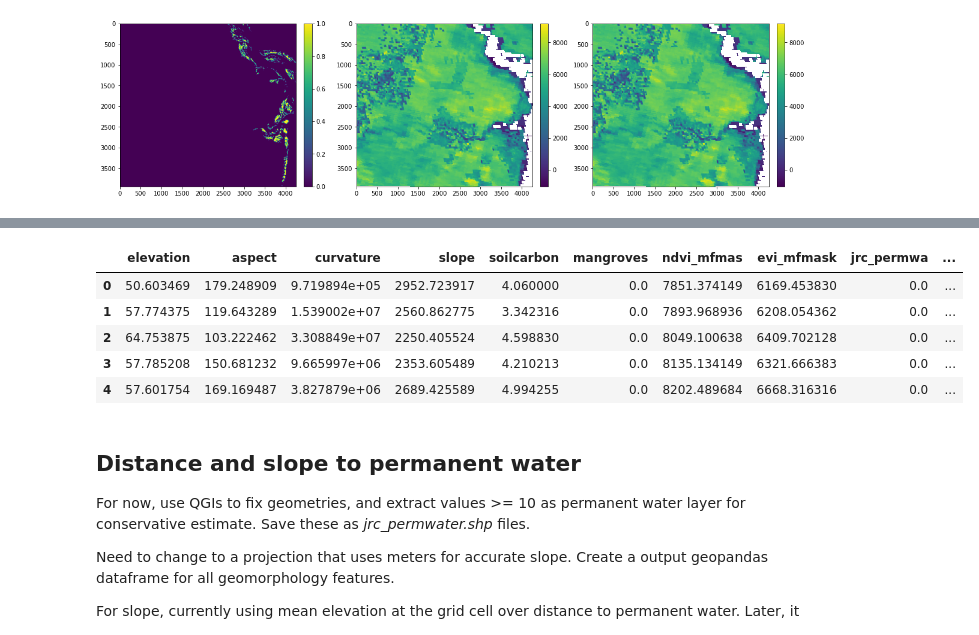
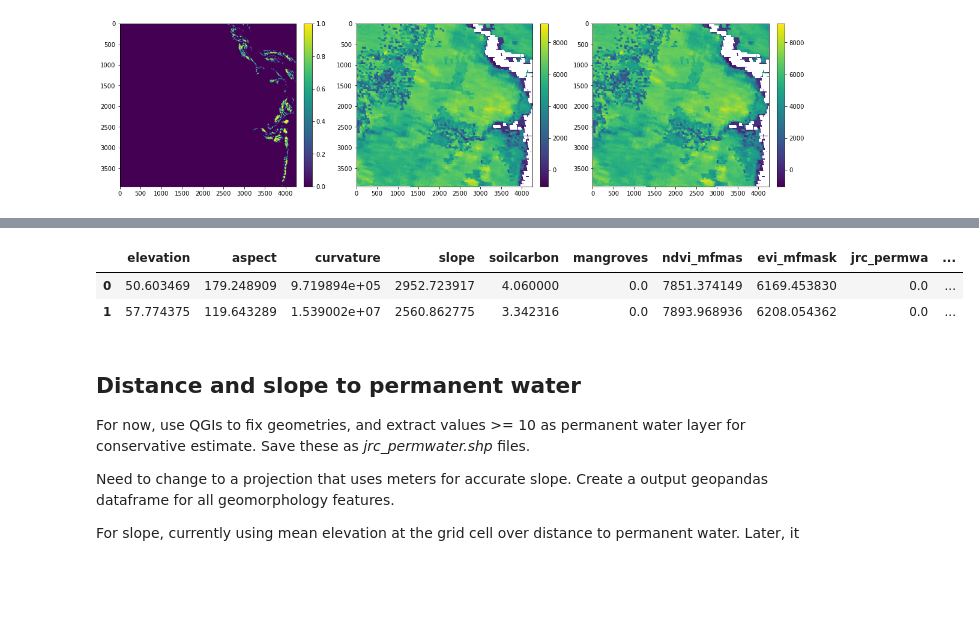
Before and after one commit to alisonpeard/hybridmodels, a Jupyter notebook: idai/python/2 (i). Data acquisition.ipynb, the cells around one changed output, grey strips where cells are left out. Cells and saved outputs as stored; diff of their text form; code cells hidden in the pictures; blank space fills up the shorter version.

```diff
--- a/idai/python/2 (i). Data acquisition.ipynb
+++ b/idai/python/2 (i). Data acquisition.ipynb
@@ -38,11 +38,11 @@ import matplotlib.pyplot as plt
 from data_utils import *
 # %%
 # define the dates and aoi from a saved geojson (geojson.io)
-save_dir = join("..", "beira", "indata")
+indir = join("..", "beira", "indata")
 
 startdate = '2019-01-01'
 enddate = '2019-06-07'
-aoi_df = gpd.read_file(join(save_dir, "beira.geojson"))
+aoi_df = gpd.read_file(join(indir, "beira.geojson"))
 aoi_lonlat = aoi_df.geometry[0] # WGS84
 aoi_pm = aoi_df.to_crs("EPSG:3857").geometry[0]  # Pseudo-Mercator
 
@@ -436,13 +416,10 @@ with rasterio.open(join(save_dir, f"mangroves.tif")) as mf:
 # %%
-feature_gdf = gpd.read_file(join(save_dir, "feature_stats.shp"))
-feature_gdf.head()
+feature_gdf = gpd.read_file(join(indir, "feature_stats.shp"))
+feature_gdf.head(2)
 # %% [output]
 |  | elevation | aspect | curvature | slope | soilcarbon | mangroves | ndvi_mfmas | evi_mfmask | jrc_permwa | ... |
 | 0 | 50.603469 | 179.248909 | 9.719894e+05 | 2952.723917 | 4.060000 | 0.0 | 7851.374149 | 6169.453830 | 0.0 | ... |
 | 1 | 57.774375 | 119.643289 | 1.539002e+07 | 2560.862775 | 3.342316 | 0.0 | 7893.968936 | 6208.054362 | 0.0 | ... |
-| 2 | 64.753875 | 103.222462 | 3.308849e+07 | 2250.405524 | 4.598830 | 0.0 | 8049.100638 | 6409.702128 | 0.0 | ... |
-| 3 | 57.785208 | 150.681232 | 9.665997e+06 | 2353.605489 | 4.210213 | 0.0 | 8135.134149 | 6321.666383 | 0.0 | ... |
-| 4 | 57.601754 | 169.169487 | 3.827879e+06 | 2689.425589 | 4.994255 | 0.0 | 8202.489684 | 6668.316316 | 0.0 | ... |
 # %% [markdown]
 ## Distance and slope to permanent water
 For now, use QGIs to fix geometries, and extract values >= 10 as permanent water layer for conservative estimate. Save these as *jrc_permwater.shp* files.
```
Also changed, not shown: parts of 20 cells of this notebook, 2 other files.
